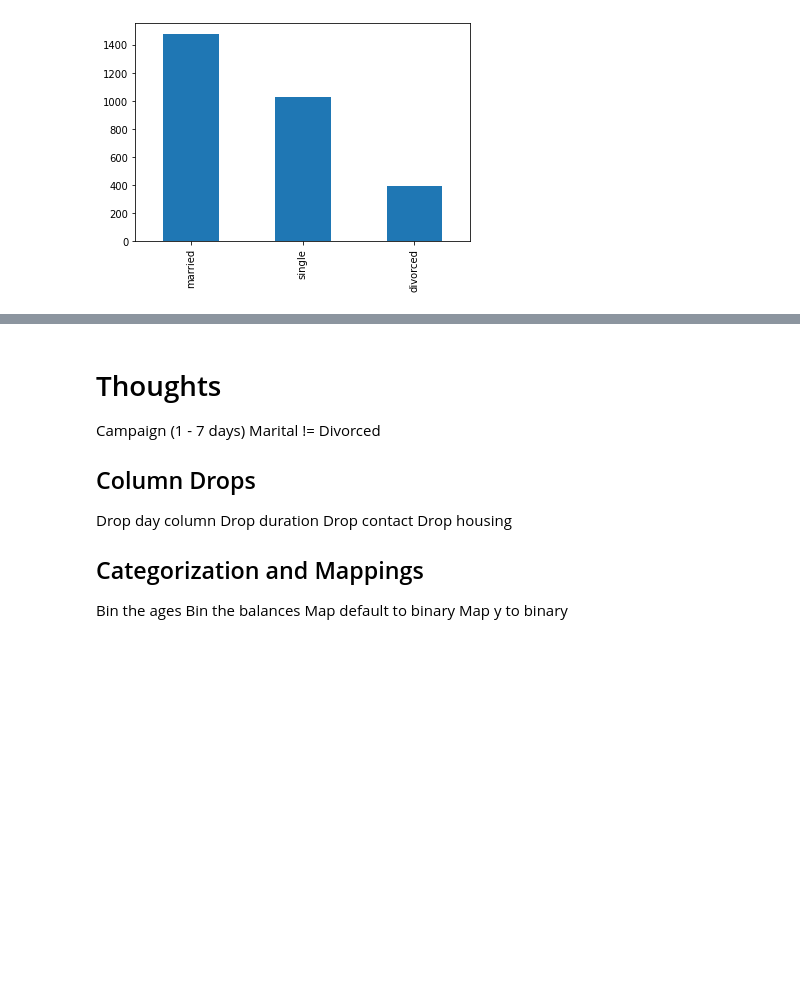
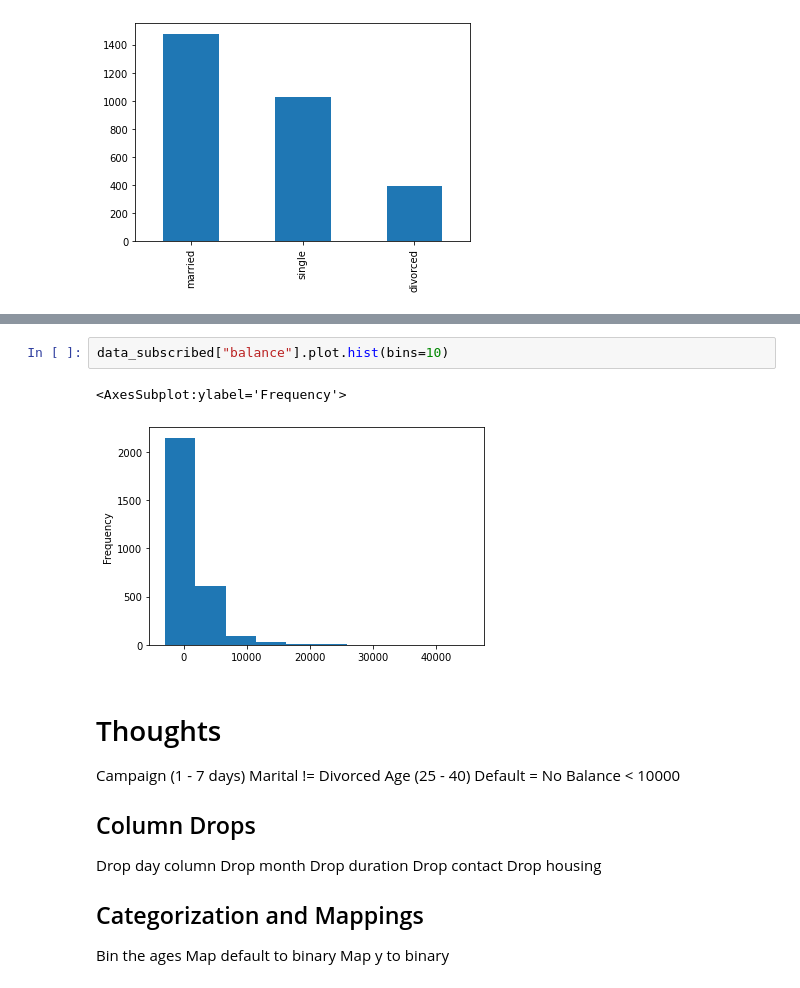
Before and after one commit to alyssaolivia/1mcXaqZGTgcawuPb, a Jupyter notebook: Term Marketing.ipynb, the cells around one changed output, grey strips where cells are left out. Saved outputs shown, nothing was run; the diff lists cells and outputs as text; blank space fills up the shorter version.

```diff
--- a/Term Marketing.ipynb
+++ b/Term Marketing.ipynb
@@ -154,17 +159,24 @@ data_subscribed["marital"].value_counts().plot(kind='bar')
+# %%
+data_subscribed["balance"].plot.hist(bins=10)
+# %% [output]
+<AxesSubplot:ylabel='Frequency'>
+[figure, added]
 # %% [markdown]
 # Thoughts
 Campaign (1 - 7 days)
 Marital != Divorced
-
+Age (25 - 40)
+Default = No
+Balance < 10000
 
 ## Column Drops
 Drop day column
+Drop month
 Drop duration
 Drop contact
 Drop housing
 
 ## Categorization and Mappings
 Bin the ages
-Bin the balances
 Map default to binary
 Map y to binary
```
Also changed, not shown: parts of 1 cell of this notebook.
